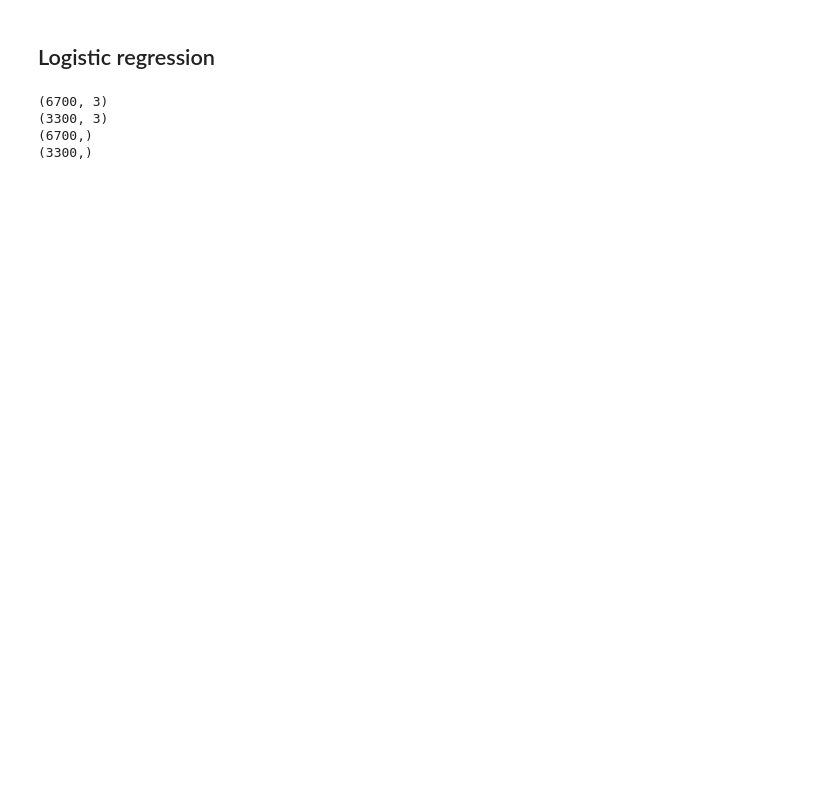
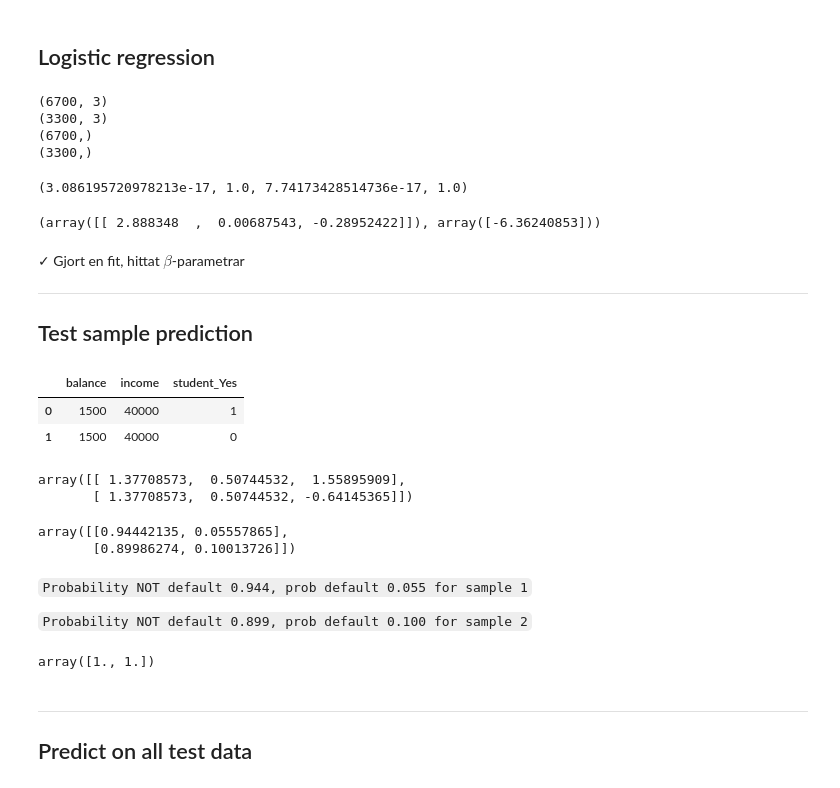
Before and after one commit to wlinds/ITHS-AI22-ML, a Jupyter notebook: Code_along/05_logistic_regression.ipynb, the cells around one changed output. Saved outputs shown, nothing was run; the diff lists cells and outputs as text; code cells hidden in the pictures; blank space fills up the shorter version.

````diff
--- a/Code_along/05_logistic_regression.ipynb
+++ b/Code_along/05_logistic_regression.ipynb
@@ -164,3 +164,55 @@ _ = [print(s.shape) for s in [X_train, X_test, y_train, y_test]]
 (3300, 3)
 (6700,)
 (3300,)
+# %%
+scaler = StandardScaler()
+scaled_X_train = scaler.fit_transform(X_train)
+scaled_X_test = scaler.fit_transform(X_test)
+
+scaled_X_test.mean(), scaled_X_test.std(), scaled_X_train.mean(), scaled_X_train.std()
+# %% [output]
+(3.086195720978213e-17, 1.0, 7.74173428514736e-17, 1.0)
+# %%
+model = LogisticRegression(penalty= None)
+model.fit(scaled_X_train, y_train)
+model.coef_, model.intercept_
+#beta0, beta1, beta2, intercept
+# %% [output]
+(array([[ 2.888348  ,  0.00687543, -0.28952422]]), array([-6.36240853]))
+# %% [markdown]
+✓ Gjort en fit, hittat $\beta$-parametrar
+
+---
+## Test sample prediction
+# %%
+# not scaled
+test_sample = pd.DataFrame({"balance": [1500, 1500], "income":[40_000, 40_000], "student_Yes":[1,0]})
+
+test_sample
+# %% [output]
+|  | balance | income | student_Yes |
+| 0 | 1500 | 40000 | 1 |
+| 1 | 1500 | 40000 | 0 |
+# %%
+scaled_test_sample = scaler.transform(test_sample)
+scaled_test_sample
+# %% [output]
+array([[ 1.37708573,  0.50744532,  1.55895909],
+       [ 1.37708573,  0.50744532, -0.64145365]])
+# %%
+model.predict_proba(scaled_test_sample) # probability for each row to be 0 or 1
+# %% [output]
+array([[0.94442135, 0.05557865],
+       [0.89986274, 0.10013726]])
+# %% [markdown]
+```Probability NOT default 0.944, prob default 0.055 for sample 1```<br>
+
+```Probability NOT default 0.899, prob default 0.100 for sample 2```
+# %%
+model.predict_proba(scaled_test_sample).sum(axis=1)
+# %% [output]
+array([1., 1.])
+# %% [markdown]
+---
+
+## Predict on all test data
````
Also changed, not shown: parts of 15 cells of this notebook.
